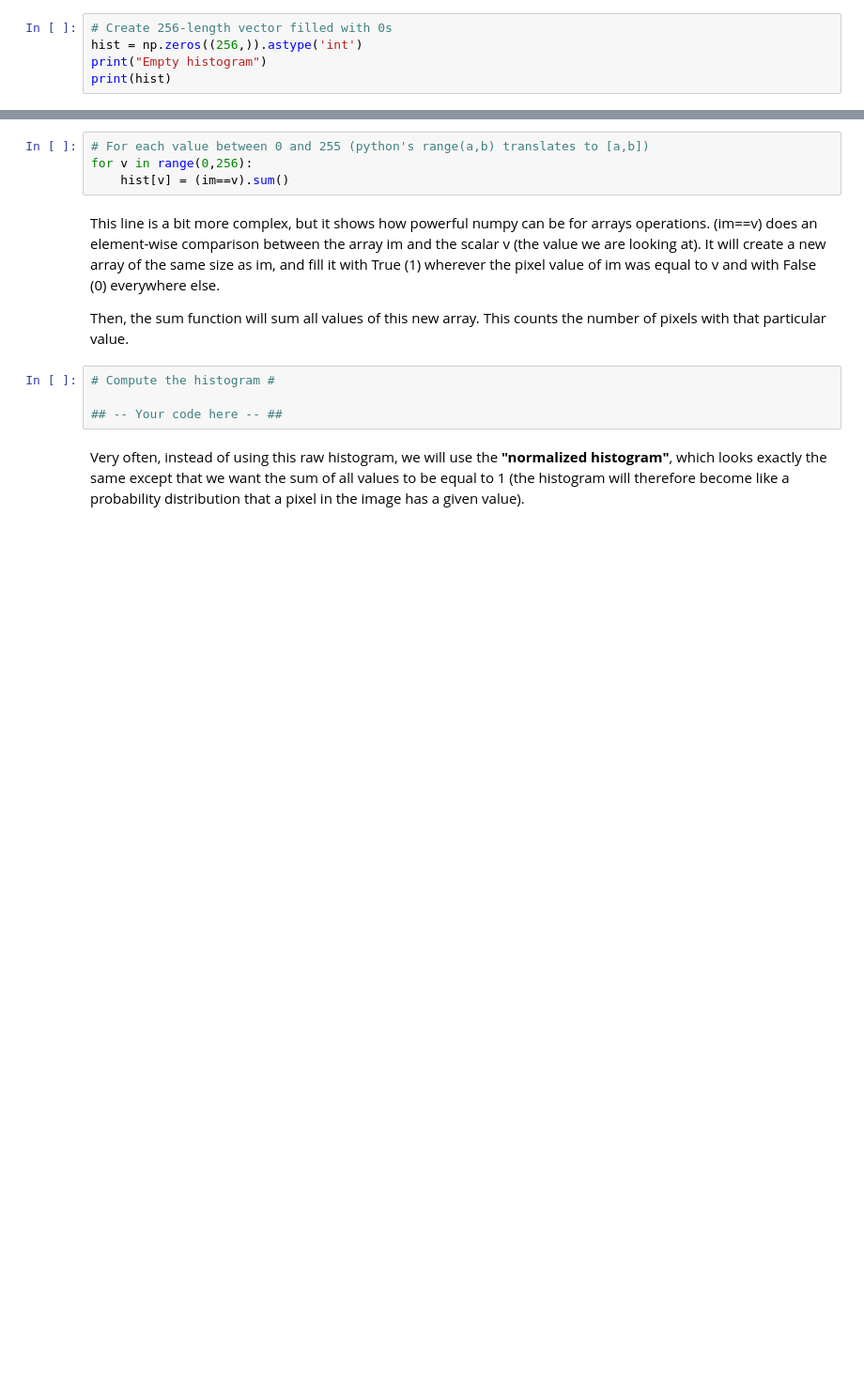
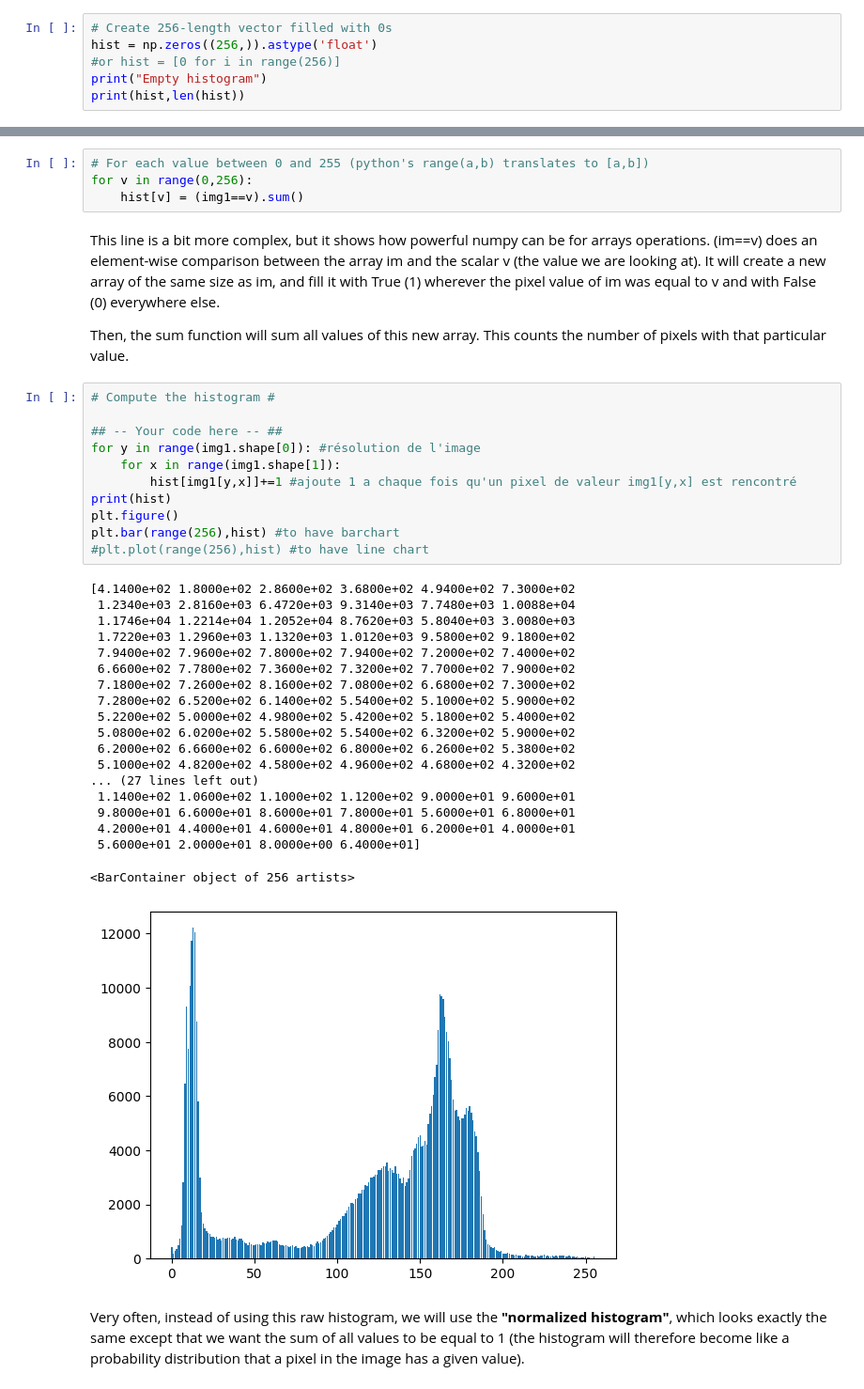
Before and after one commit to Exagor/info-h-500, a Jupyter notebook: docs/LABS/TP 1 Image Information/TP1_Image_Information.ipynb, the cells around one changed output, grey strips where cells are left out. Shown at 94% size. Saved outputs shown, nothing was run; the diff lists cells and outputs as text; blank space fills up the shorter version.

```diff
--- a/docs/LABS/TP 1 Image Information/TP1_Image_Information.ipynb
+++ b/docs/LABS/TP 1 Image Information/TP1_Image_Information.ipynb
@@ -179,6 +191,7 @@ We need to :
 2. For each value between 0 and 255, count how many pixels in the image have that value and put it in the histogram
 # %%
 # Create 256-length vector filled with 0s
-hist = np.zeros((256,)).astype('int')
+hist = np.zeros((256,)).astype('float')
+#or hist = [0 for i in range(256)]
 print("Empty histogram")
-print(hist)
+print(hist,len(hist))
@@ -191,14 +217,41 @@ Can you use the histogram to answer the following questions ? (you don't need to
 # %%
 # For each value between 0 and 255 (python's range(a,b) translates to [a,b])
 for v in range(0,256):
-    hist[v] = (im==v).sum()
+    hist[v] = (img1==v).sum()
 # %% [markdown]
 This line is a bit more complex, but it shows how powerful numpy can be for arrays operations. (im==v) does an element-wise comparison between the array im and the scalar v (the value we are looking at). It will create a new array of the same size as im, and fill it with True (1) wherever the pixel value of im was equal to v and with False (0) everywhere else.
 
 Then, the sum function will sum all values of this new array. This counts the number of pixels with that particular value.
-# %%
-# Compute the histogram #
-
-## -- Your code here -- ##
+# %%
+# Compute the histogram #
+
+## -- Your code here -- ##
+for y in range(img1.shape[0]): #résolution de l'image
+    for x in range(img1.shape[1]):
+        hist[img1[y,x]]+=1 #ajoute 1 a chaque fois qu'un pixel de valeur img1[y,x] est rencontré
+print(hist)
+plt.figure()
+plt.bar(range(256),hist) #to have barchart
+#plt.plot(range(256),hist) #to have line chart
+# %% [output]
+[4.1400e+02 1.8000e+02 2.8600e+02 3.6800e+02 4.9400e+02 7.3000e+02
+ 1.2340e+03 2.8160e+03 6.4720e+03 9.3140e+03 7.7480e+03 1.0088e+04
+ 1.1746e+04 1.2214e+04 1.2052e+04 8.7620e+03 5.8040e+03 3.0080e+03
+ 1.7220e+03 1.2960e+03 1.1320e+03 1.0120e+03 9.5800e+02 9.1800e+02
+ 7.9400e+02 7.9600e+02 7.8000e+02 7.9400e+02 7.2000e+02 7.4000e+02
+ 6.6600e+02 7.7800e+02 7.3600e+02 7.3200e+02 7.7000e+02 7.9000e+02
+ 7.1800e+02 7.2600e+02 8.1600e+02 7.0800e+02 6.6800e+02 7.3000e+02
+ 7.2800e+02 6.5200e+02 6.1400e+02 5.5400e+02 5.1000e+02 5.9000e+02
+ 5.2200e+02 5.0000e+02 4.9800e+02 5.4200e+02 5.1800e+02 5.4000e+02
+ 5.0800e+02 6.0200e+02 5.5800e+02 5.5400e+02 6.3200e+02 5.9000e+02
+ 6.2000e+02 6.6600e+02 6.6000e+02 6.8000e+02 6.2600e+02 5.3800e+02
+ 5.1000e+02 4.8200e+02 4.5800e+02 4.9600e+02 4.6800e+02 4.3200e+02
+... (27 lines left out)
+ 1.1400e+02 1.0600e+02 1.1000e+02 1.1200e+02 9.0000e+01 9.6000e+01
+ 9.8000e+01 6.6000e+01 8.6000e+01 7.8000e+01 5.6000e+01 6.8000e+01
+ 4.2000e+01 4.4000e+01 4.6000e+01 4.8000e+01 6.2000e+01 4.0000e+01
+ 5.6000e+01 2.0000e+01 8.0000e+00 6.4000e+01]
+<BarContainer object of 256 artists>
+[figure, added]
 # %% [markdown]
 Very often, instead of using this raw histogram, we will use the **"normalized histogram"**, which looks exactly the same except that we want the sum of all values to be equal to 1 (the histogram will therefore become like a probability distribution that a pixel in the image has a given value).
```
Also changed, not shown: parts of 26 cells of this notebook, 5 other files.
